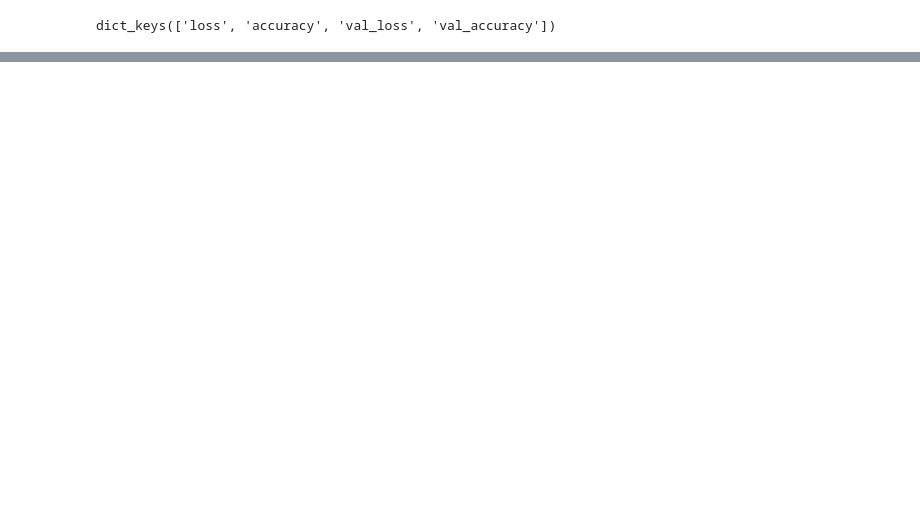
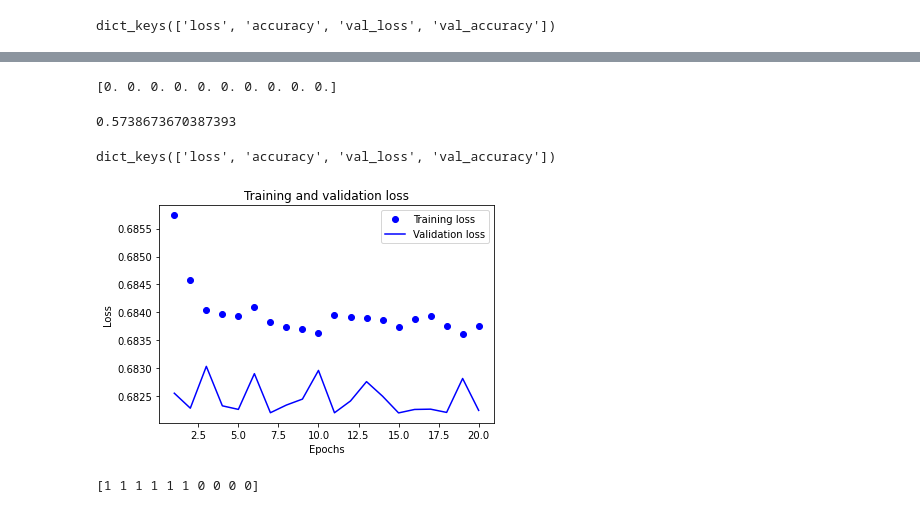
Before and after one commit to rorrostieta/disaster_tweets, a Jupyter notebook: tf-disaster-tweets.ipynb, the cells around one changed output, grey strips where cells are left out. Drawn from its saved outputs; the diff is of its cells as text; code cells hidden in the pictures; blank space fills up the shorter version.

Commit message:
Kaggle Notebook | tf_disaster_tweets | Version 7

```diff
--- a/tf-disaster-tweets.ipynb
+++ b/tf-disaster-tweets.ipynb
@@ -224,0 +230,10 @@ plt.show()
+# %%
+Is = layers.Input(shape = (1,), dtype = tf.string)
+L1 = vectorize_layer(Is)
+L2 = embedding_layer(L1)
+L3 = layers.GRU(64,return_sequences=True)(L2)
+L4 = layers.GRU(64)(L3)
+Os = layers.Dense(1, activation = 'sigmoid')(L4)
+
+model_2 = tf.keras.Model(Is, Os, name = 'GRU_Model')
+model_2.summary()
@@ -224,0 +261,12 @@ plt.show()
+# %%
+model_2.compile(
+    optimizer='adam',
+    loss='binary_crossentropy',
+    metrics='accuracy'
+)
+history_2 = model_2.fit(
+    x=trn_tweets,
+    y=trn_labels,
+    epochs=20,
+    validation_data=(val_tweets, val_labels)
+)
@@ -224,0 +298,39 @@ plt.show()
+# %%
+predictions = model_2.predict(val_tweets)
+predictions = np.round(predictions).flatten()
+print(predictions[:10])
+accuracy_score(y_true=val_labels, y_pred=predictions)
+# %% [output]
+[0. 0. 0. 0. 0. 0. 0. 0. 0. 0.]
+0.5738673670387393
+# %%
+history_2_dict = history_2.history
+history_2_dict.keys()
+# %% [output]
+dict_keys(['loss', 'accuracy', 'val_loss', 'val_accuracy'])
+# %%
+acc = history_2_dict['accuracy']
+val_acc = history_2_dict['val_accuracy']
+loss = history_2_dict['loss']
+val_loss = history_2_dict['val_loss']
+
+epochs = range(1, len(acc) + 1)
+
+plt.plot(epochs, loss, 'bo', label='Training loss')
+plt.plot(epochs, val_loss, 'b', label='Validation loss')
+plt.title('Training and validation loss')
+plt.xlabel('Epochs')
+plt.ylabel('Loss')
+plt.legend()
+
+plt.show()
+# %% [output]
+[figure, added]
+# %%
+submission = pd.read_csv('../input/nlp-getting-started/sample_submission.csv')
+
+tst_predictions = model.predict(tst_tweets)
+tst_predictions = np.round(tst_predictions).flatten().astype(int)
+print(tst_predictions[:10])
+# %% [output]
+[1 1 1 1 1 1 0 0 0 0]
```
Also changed, not shown: parts of 15 cells of this notebook.
